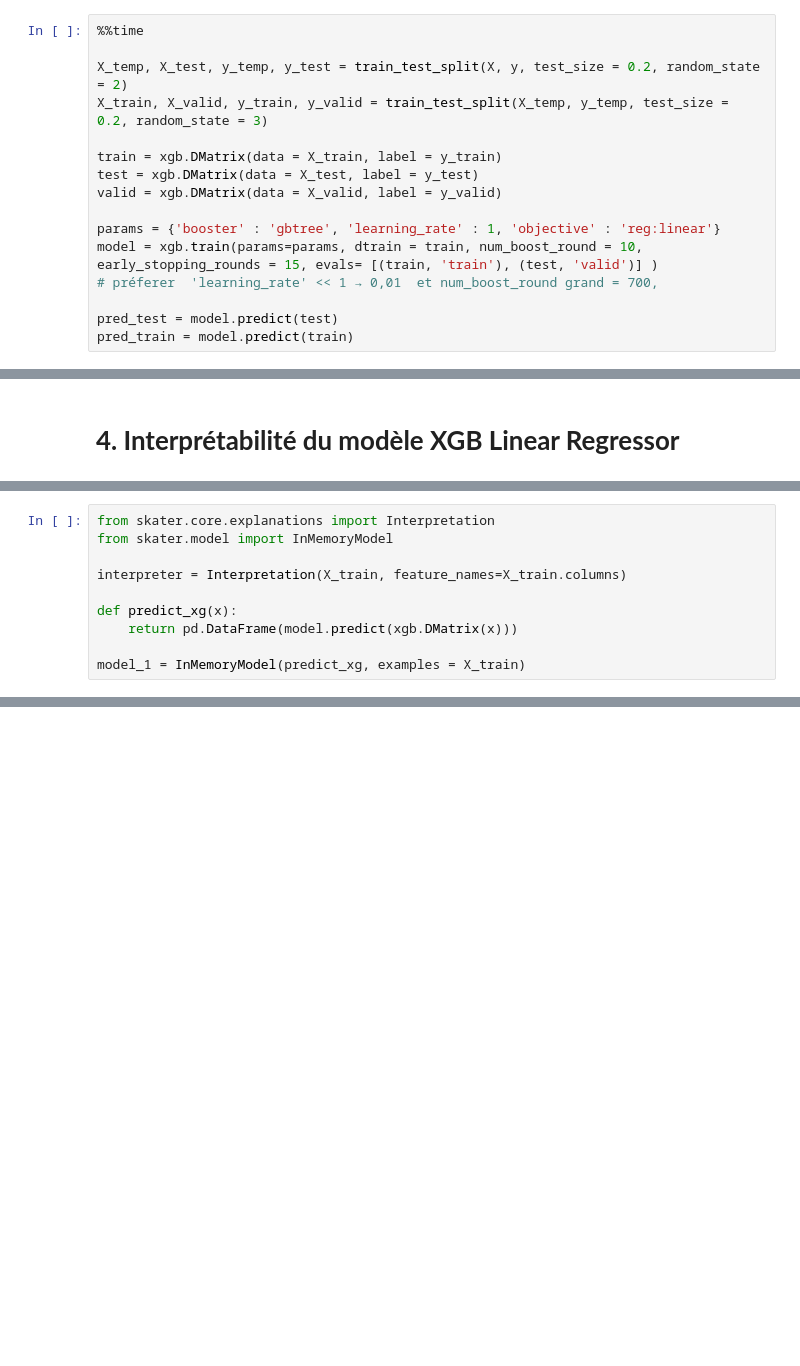
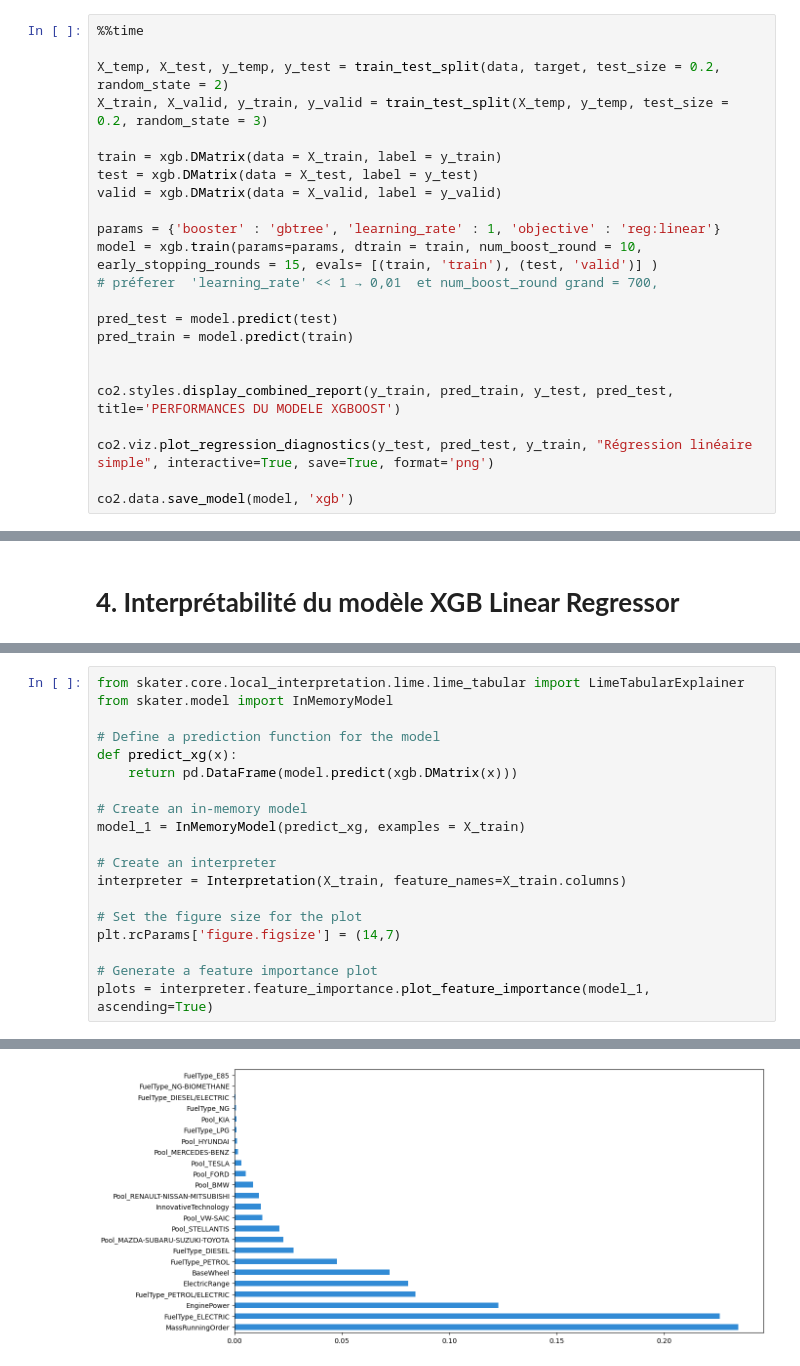
Before and after one commit to MatthieuLeNozach/car-co2-prediction_pre-release, a Jupyter notebook: notebooks/test_regression.ipynb, the cells around one changed output, grey strips where cells are left out. Drawn from its saved outputs; the diff is of its cells as text; blank space fills up the shorter version.

```diff
--- a/notebooks/test_regression.ipynb
+++ b/notebooks/test_regression.ipynb
@@ -177,7 +170,7 @@ PERFORMANCES DU MODELE ELASTIC NET
 # %%
 %%time
 
-X_temp, X_test, y_temp, y_test = train_test_split(X, y, test_size = 0.2, random_state = 2)
+X_temp, X_test, y_temp, y_test = train_test_split(data, target, test_size = 0.2, random_state = 2)
 X_train, X_valid, y_train, y_valid = train_test_split(X_temp, y_temp, test_size = 0.2, random_state = 3)
 
 train = xgb.DMatrix(data = X_train, label = y_train)
@@ -190,4 +183,11 @@ model = xgb.train(params=params, dtrain = train, num_boost_round = 10, early_sto
 
 pred_test = model.predict(test)
 pred_train = model.predict(train)
+
+
+co2.styles.display_combined_report(y_train, pred_train, y_test, pred_test, title='PERFORMANCES DU MODELE XGBOOST')
+
+co2.viz.plot_regression_diagnostics(y_test, pred_test, y_train, "Régression linéaire simple", interactive=True, save=True, format='png')
+
+co2.data.save_model(model, 'xgb')
 # %% [output]
@@ -229,10 +217,20 @@ shap.summary_plot(shap_values, X_test, plot_type="bar")
 # %%
-from skater.core.explanations import Interpretation
+from skater.core.local_interpretation.lime.lime_tabular import LimeTabularExplainer
 from skater.model import InMemoryModel
 
-interpreter = Interpretation(X_train, feature_names=X_train.columns)
-
+# Define a prediction function for the model
 def predict_xg(x):
     return pd.DataFrame(model.predict(xgb.DMatrix(x)))
 
+# Create an in-memory model
 model_1 = InMemoryModel(predict_xg, examples = X_train)
+
+# Create an interpreter
+interpreter = Interpretation(X_train, feature_names=X_train.columns)
+
+# Set the figure size for the plot
+plt.rcParams['figure.figsize'] = (14,7)
+
+# Generate a feature importance plot
+plots = interpreter.feature_importance.plot_feature_importance(model_1, ascending=True)
+# %% [output]
@@ -238,0 +238 @@ model_1 = InMemoryModel(predict_xg, examples = X_train)
+[figure, added]
```
Also changed, not shown: parts of 24 cells of this notebook, 26 other files.
